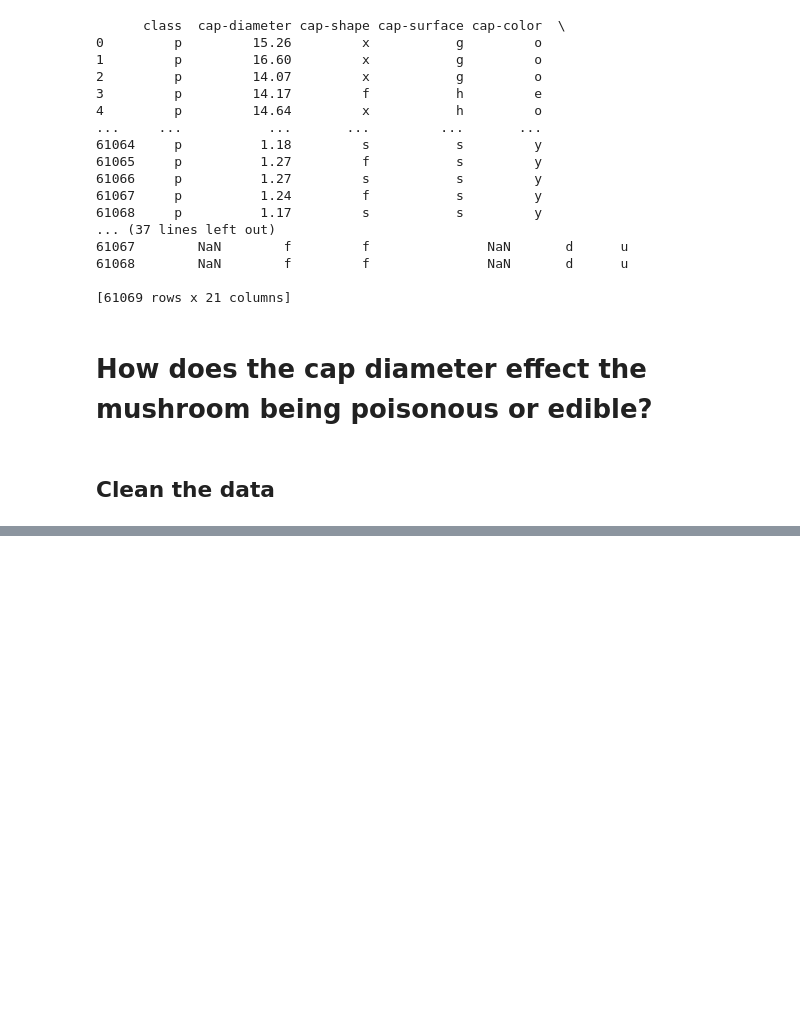
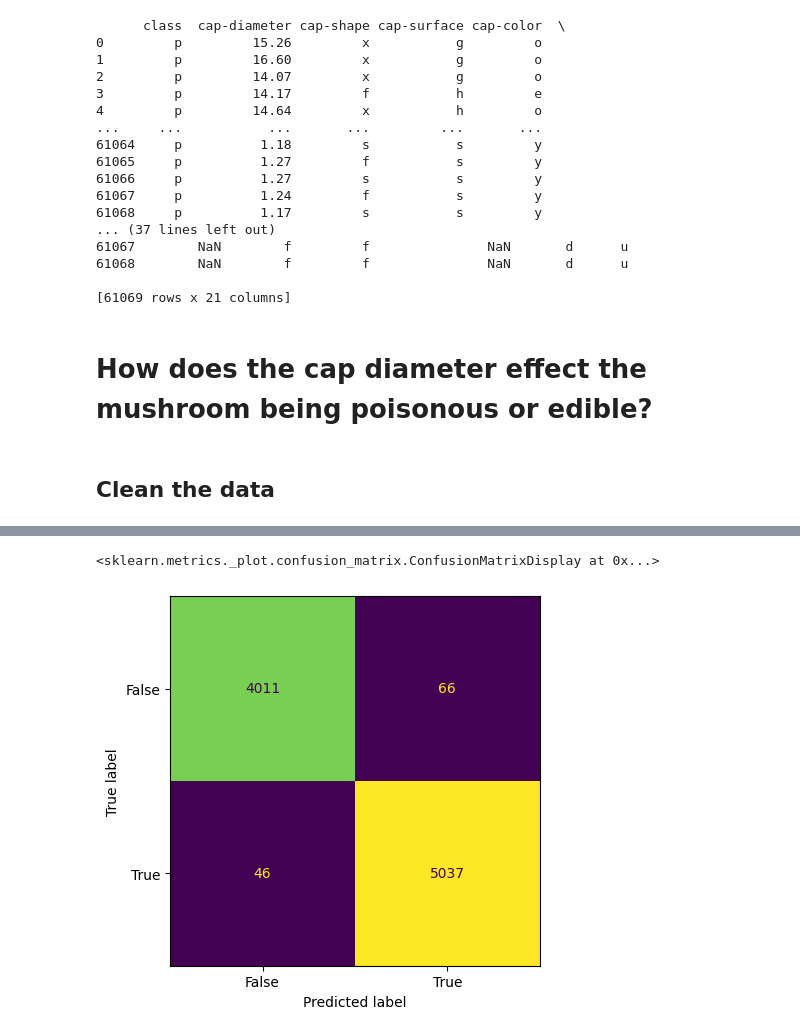
Before and after one commit to dylanlidailin/DS-3021, a Jupyter notebook: 07_ML_Eval_Metrics/mushroom_lab.ipynb, the cells around one changed output, grey strips where cells are left out. Saved outputs shown, nothing was run; the diff lists cells and outputs as text; code cells hidden in the pictures; blank space fills up the shorter version.

```diff
--- a/07_ML_Eval_Metrics/mushroom_lab.ipynb
+++ b/07_ML_Eval_Metrics/mushroom_lab.ipynb
@@ -35,0 +289,2 @@ to_drop = df['cap-surface','gill-attachment','']
+# %%
+X_tune, X_test, y_tune, y_test = train_test_split(X_test,y_test,  train_size = 0.50, stratify = y_test,random_state=49)
@@ -35,0 +316,7 @@ to_drop = df['cap-surface','gill-attachment','']
+# %%
+final_model= pd.DataFrame({'neg_prob':mush_prob1[:, 0], 'pred':mush_pred1,'target':y_tune, 'pos_prob':mush_prob1[:, 1]})
+metrics.confusion_matrix(final_model.target,final_model.pred) #looks good, but simplistic...
+metrics.ConfusionMatrixDisplay.from_predictions(final_model.target,final_model.pred, display_labels = [False, True], colorbar=False)
+# %% [output]
+<sklearn.metrics._plot.confusion_matrix.ConfusionMatrixDisplay at 0x...>
+[figure, added]
```
Also changed, not shown: parts of 36 cells of this notebook.
